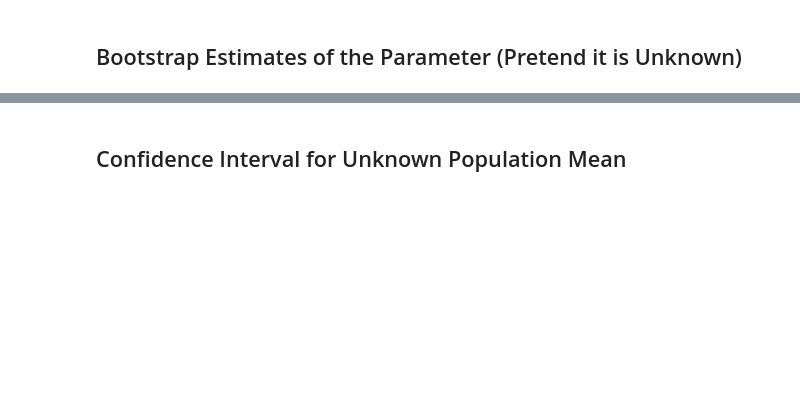
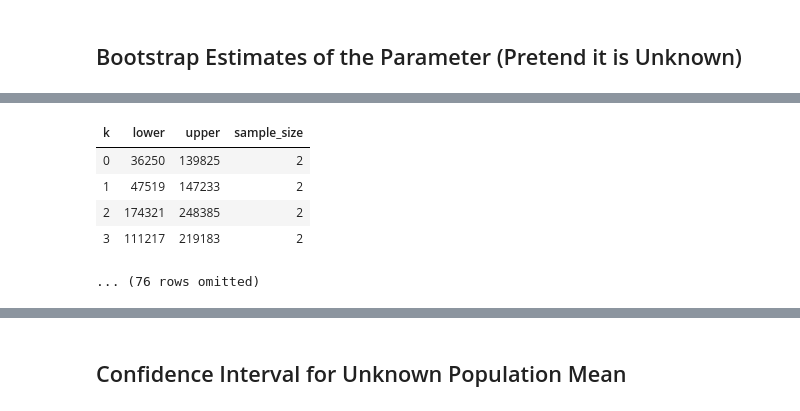
Before and after one commit to data-8/materials-sp22, a Jupyter notebook: lec/lec24.ipynb, the cells around one changed output, grey strips where cells are left out. Cells and saved outputs as stored; diff of their text form; code cells hidden in the pictures; blank space fills up the shorter version.

```diff
--- a/lec/lec24.ipynb
+++ b/lec/lec24.ipynb
@@ -51,14 +59,21 @@ confidence_interval_95(100)
 # %%
 intervals = Table(['k', 'lower', 'upper', 'sample_size'])
 
-for n in [100, 400]:
+for n in [2, 4, 8, 16]:
     for k in np.arange(intervals.num_rows, intervals.num_rows + 20):
         interval = confidence_interval_95(n)
         intervals = intervals.with_row([
             k, interval.item(0), interval.item(1), n
         ])
 
 intervals.show(4)
+# %% [output]
+| k | lower | upper | sample_size |
+| 0 | 36250 | 139825 | 2 |
+| 1 | 47519 | 147233 | 2 |
+| 2 | 174321 | 248385 | 2 |
+| 3 | 111217 | 219183 | 2 |
+... (76 rows omitted)
 # %%
 intervals.scatter('lower', 'k', group='sample_size')
 truth = median_comp(sf)
```
Also changed, not shown: parts of 10 cells of this notebook, 1 other file.
